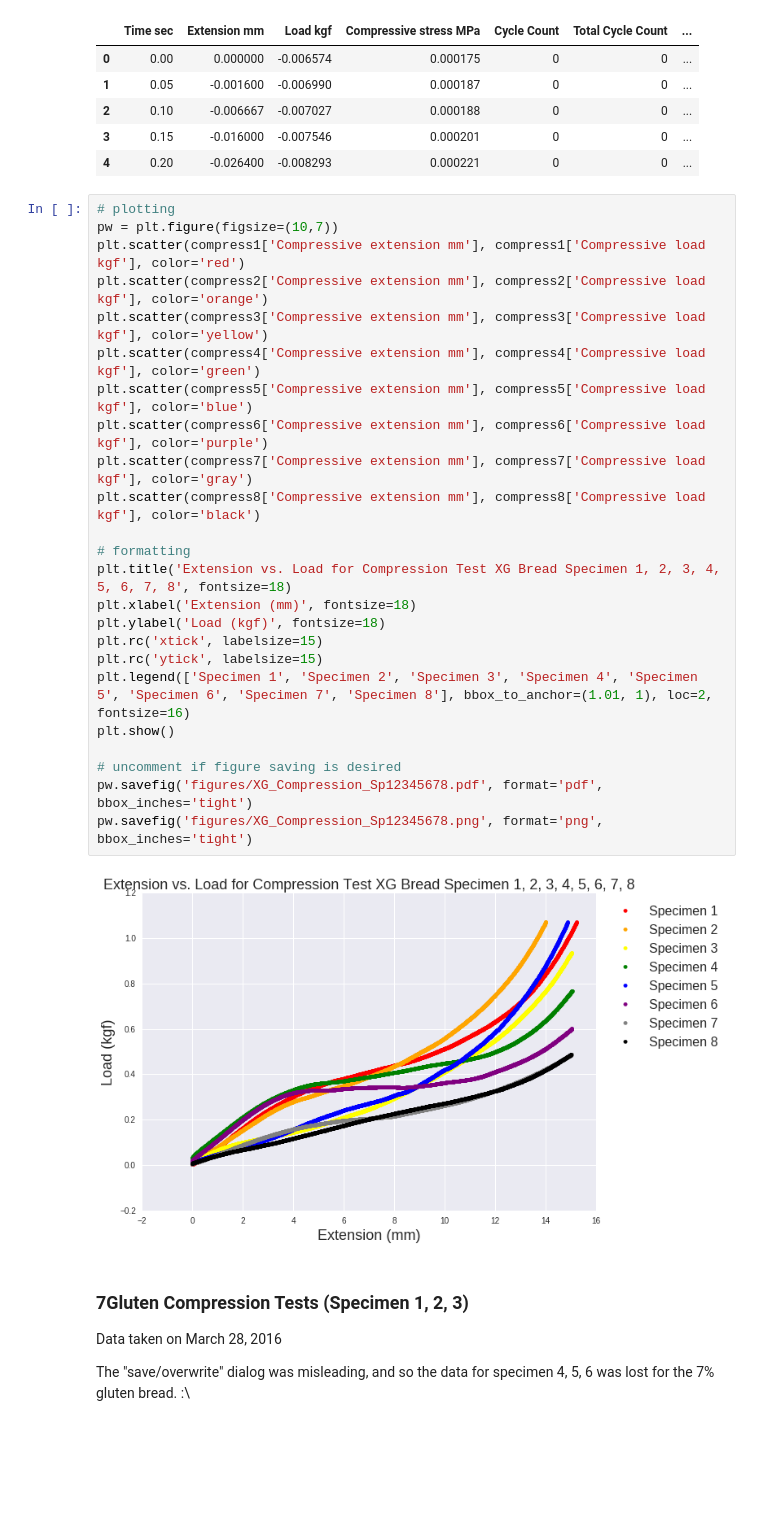
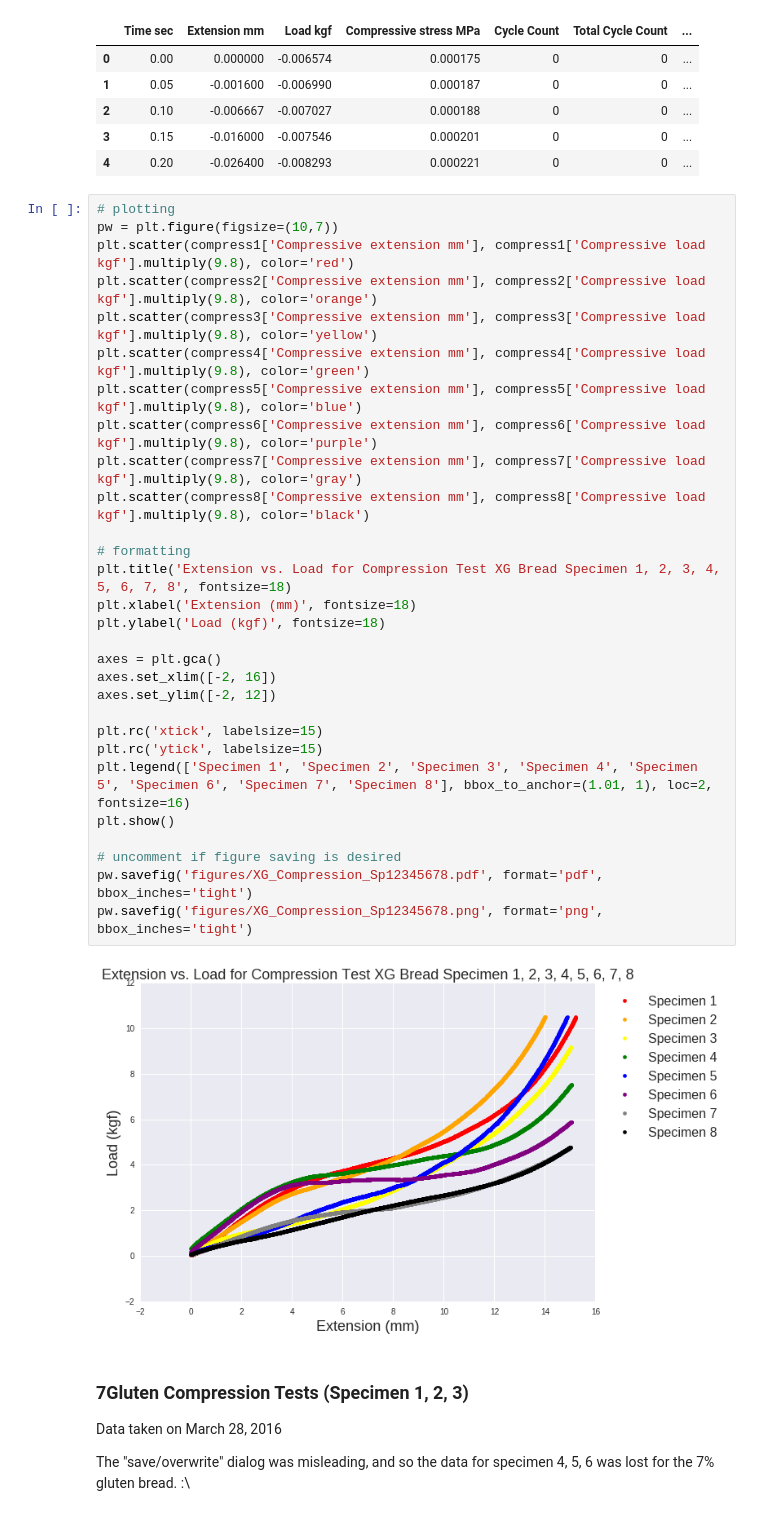
Before and after one commit to greenteawarrior/MatSci, a Jupyter notebook: GFBaking/instron_raw.ipynb, the cells around one changed output. Cells and saved outputs as stored; diff of their text form; blank space fills up the shorter version.

```diff
--- a/GFBaking/instron_raw.ipynb
+++ b/GFBaking/instron_raw.ipynb
@@ -41,29 +41,34 @@ compress8.head()
 # %%
 # plotting
 pw = plt.figure(figsize=(10,7))
-plt.scatter(compress1['Compressive extension mm'], compress1['Compressive load kgf'], color='red')
-plt.scatter(compress2['Compressive extension mm'], compress2['Compressive load kgf'], color='orange')
-plt.scatter(compress3['Compressive extension mm'], compress3['Compressive load kgf'], color='yellow')
-plt.scatter(compress4['Compressive extension mm'], compress4['Compressive load kgf'], color='green')
-plt.scatter(compress5['Compressive extension mm'], compress5['Compressive load kgf'], color='blue')
-plt.scatter(compress6['Compressive extension mm'], compress6['Compressive load kgf'], color='purple')
-plt.scatter(compress7['Compressive extension mm'], compress7['Compressive load kgf'], color='gray')
-plt.scatter(compress8['Compressive extension mm'], compress8['Compressive load kgf'], color='black')
+plt.scatter(compress1['Compressive extension mm'], compress1['Compressive load kgf'].multiply(9.8), color='red')
+plt.scatter(compress2['Compressive extension mm'], compress2['Compressive load kgf'].multiply(9.8), color='orange')
+plt.scatter(compress3['Compressive extension mm'], compress3['Compressive load kgf'].multiply(9.8), color='yellow')
+plt.scatter(compress4['Compressive extension mm'], compress4['Compressive load kgf'].multiply(9.8), color='green')
+plt.scatter(compress5['Compressive extension mm'], compress5['Compressive load kgf'].multiply(9.8), color='blue')
+plt.scatter(compress6['Compressive extension mm'], compress6['Compressive load kgf'].multiply(9.8), color='purple')
+plt.scatter(compress7['Compressive extension mm'], compress7['Compressive load kgf'].multiply(9.8), color='gray')
+plt.scatter(compress8['Compressive extension mm'], compress8['Compressive load kgf'].multiply(9.8), color='black')
 
 # formatting
 plt.title('Extension vs. Load for Compression Test XG Bread Specimen 1, 2, 3, 4, 5, 6, 7, 8', fontsize=18)
 plt.xlabel('Extension (mm)', fontsize=18)
 plt.ylabel('Load (kgf)', fontsize=18)
+
+axes = plt.gca()
+axes.set_xlim([-2, 16])
+axes.set_ylim([-2, 12])
+
 plt.rc('xtick', labelsize=15)
 plt.rc('ytick', labelsize=15)
 plt.legend(['Specimen 1', 'Specimen 2', 'Specimen 3', 'Specimen 4', 'Specimen 5', 'Specimen 6', 'Specimen 7', 'Specimen 8'], bbox_to_anchor=(1.01, 1), loc=2, fontsize=16)
 plt.show()
 
 # uncomment if figure saving is desired
 pw.savefig('figures/XG_Compression_Sp12345678.pdf', format='pdf', bbox_inches='tight')
 pw.savefig('figures/XG_Compression_Sp12345678.png', format='png', bbox_inches='tight')
 # %% [output]
-[figure, old version]
+[figure, new version]
 # %% [markdown]
 ### 7Gluten Compression Tests (Specimen 1, 2, 3)
 
```
Also changed, not shown: parts of 2 cells of this notebook, 6 other files.
